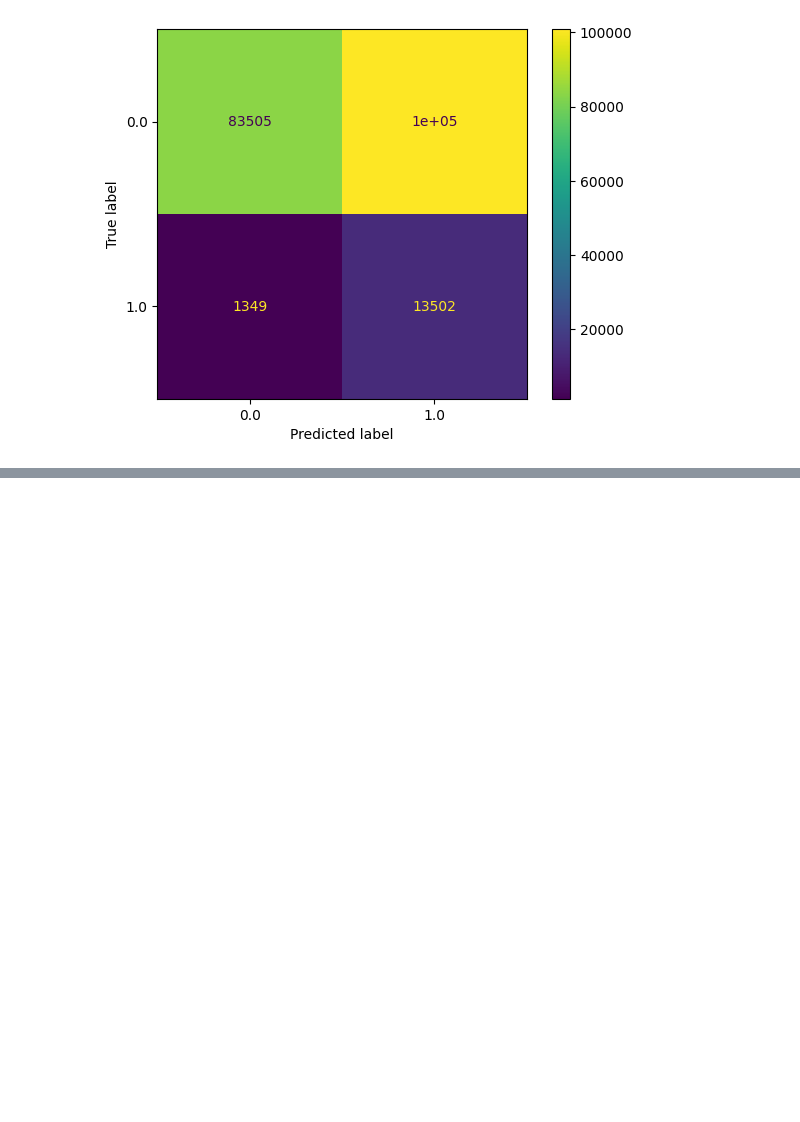
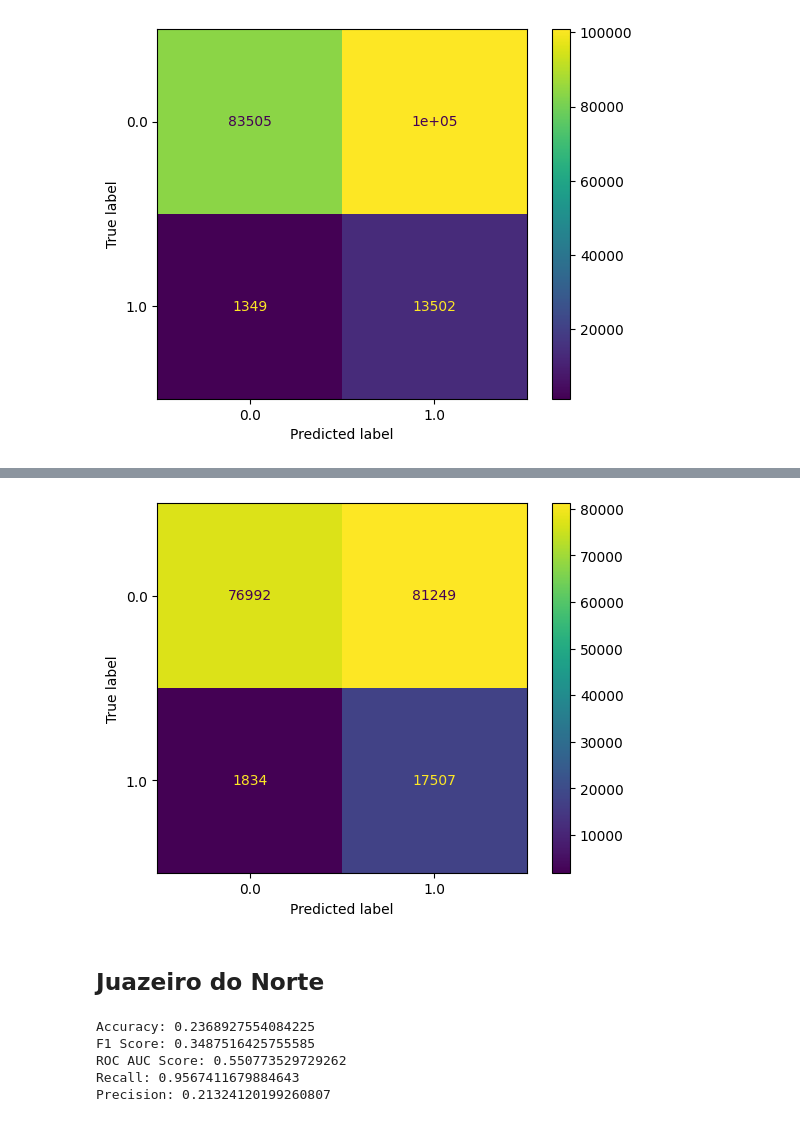
Before and after one commit to CaioRhoden/xai-nui-classification, a Jupyter notebook: notebooks/evaluation/ensambles/evaluate_ensambles.ipynb, the cells around one changed output, grey strips where cells are left out. Cells and saved outputs as stored; diff of their text form; code cells hidden in the pictures; blank space fills up the shorter version.

```diff
--- a/notebooks/evaluation/ensambles/evaluate_ensambles.ipynb
+++ b/notebooks/evaluation/ensambles/evaluate_ensambles.ipynb
@@ -41,0 +86,6 @@ eval1.plot_confusion_matrix(y_test)
+# %%
+eval1.plot_confusion_matrix(y_test)
+# %% [output]
+[figure, added]
+# %% [markdown]
+## Juazeiro do Norte
@@ -41,0 +95,11 @@ eval1.plot_confusion_matrix(y_test)
+# %%
+X_test, y_test  = generate_dataset_split(['Juazeiro do Norte'])
+
+eval1 = EnsambleEvaluator(model)
+eval1.evaluate(X_test, y_test)
+# %% [output]
+Accuracy: 0.2368927554084225
+F1 Score: 0.3487516425755585
+ROC AUC Score: 0.550773529729262
+Recall: 0.9567411679884643
+Precision: 0.21324120199260807
```
Also changed, not shown: parts of 22 cells of this notebook, 4 other files.
